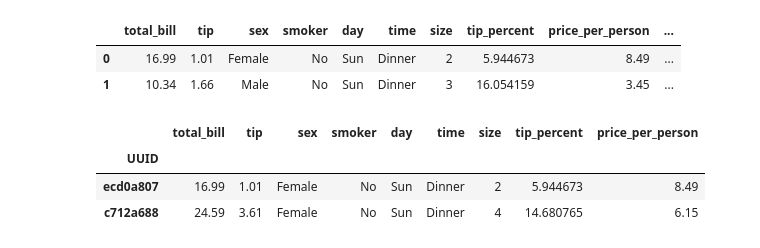
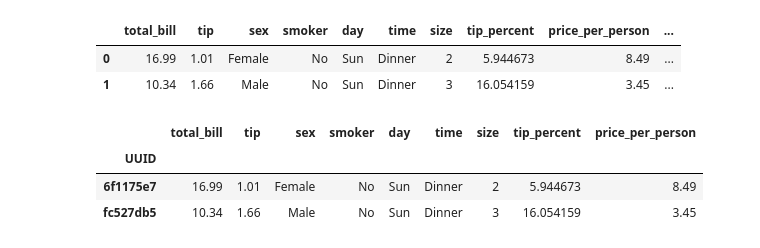
Before and after one commit to chestergarett/ml_pathway, a Jupyter notebook: pandas_101.ipynb, the cells around one changed output. Saved outputs shown, nothing was run; the diff lists cells and outputs as text; code cells hidden in the pictures.

```diff
--- a/pandas_101.ipynb
+++ b/pandas_101.ipynb
@@ -202,12 +202,12 @@ df.head(2)
 | 1 | 10.34 | 1.66 | Male | No | Sun | Dinner | 3 | 16.054159 | 3.45 | ... |
 # %%
 #extract multiple rows based on index
-df_index.loc[['ecd0a807', 'c712a688']]
+df_index.loc[['6f1175e7', 'fc527db5']]
 # %% [output]
 |  | total_bill | tip | sex | smoker | day | time | size | tip_percent | price_per_person |
 | UUID |  |  |  |  |  |  |  |  |  |
-| ecd0a807 | 16.99 | 1.01 | Female | No | Sun | Dinner | 2 | 5.944673 | 8.49 |
-| c712a688 | 24.59 | 3.61 | Female | No | Sun | Dinner | 4 | 14.680765 | 6.15 |
+| 6f1175e7 | 16.99 | 1.01 | Female | No | Sun | Dinner | 2 | 5.944673 | 8.49 |
+| fc527db5 | 10.34 | 1.66 | Male | No | Sun | Dinner | 3 | 16.054159 | 3.45 |
 # %%
 #dropping the rows
 df_index.drop(['ecd0a807', 'c712a688'], axis=0)
```
Also changed, not shown: parts of 6 cells of this notebook.
